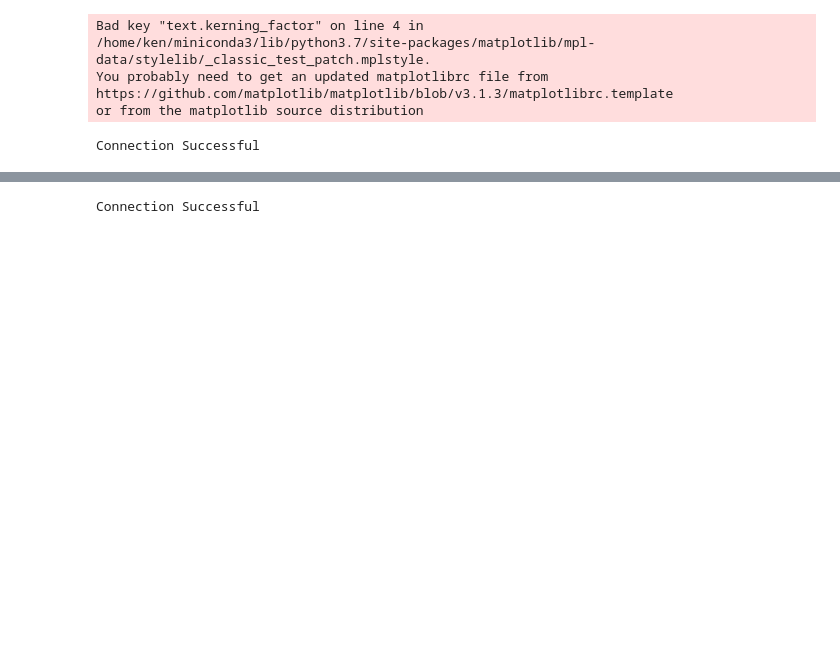
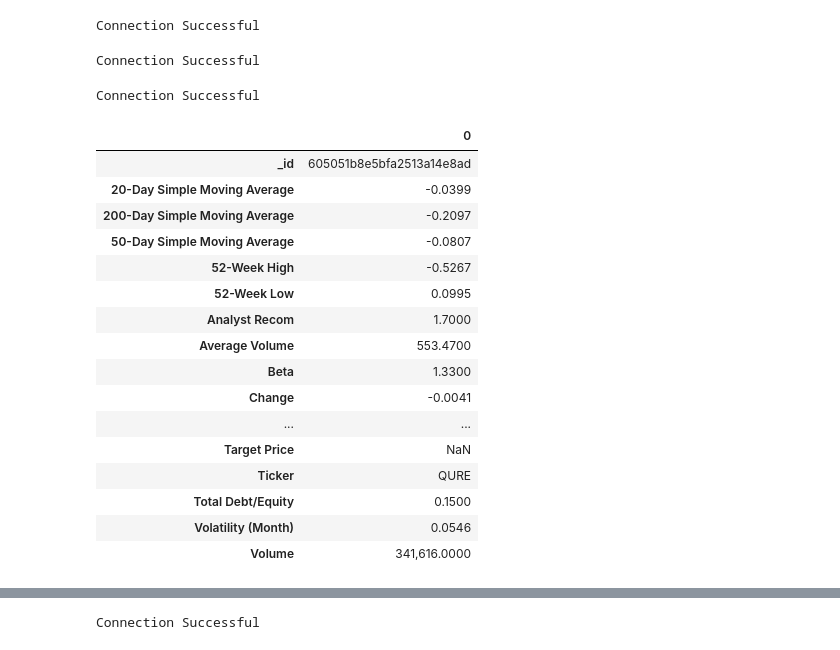
Before and after one commit to webclinic017/My_Trader2.0, a Jupyter notebook: Notebooks/2021 APR.ipynb, the cells around one changed output, grey strips where cells are left out. Cells and saved outputs as stored; diff of their text form; code cells hidden in the pictures; blank space fills up the shorter version.

```diff
--- a/Notebooks/2021 APR.ipynb
+++ b/Notebooks/2021 APR.ipynb
@@ -1,12 +1,8 @@
 # %%
+import sys,os
+sys.path.append(os.path.dirname(os.getcwd()))
 from my_libs_py3 import *
 pd.set_option("display.max_rows",100)
 import bson
-import cudf
+# import cudf
-# %% [output]
-Bad key "text.kerning_factor" on line 4 in
-/home/ken/miniconda3/lib/python3.7/site-packages/matplotlib/mpl-data/stylelib/_classic_test_patch.mplstyle.
-You probably need to get an updated matplotlibrc file from
-https://github.com/matplotlib/matplotlib/blob/v3.1.3/matplotlibrc.template
-or from the matplotlib source distribution
 # %%
@@ -26,3 +22,60 @@ all_ticker = all_ticker[all_ticker["Institutional Ownership"] > all_ticker["Inst
 all_ticker = all_ticker.Ticker.to_list()
 # %% [output]
 Connection Successful
+# %%
+mongod = mongo("all_symbol","screenerModel")
+
+## This line gets the max refresh_date
+tos = pd.DataFrame(mongod.conn.table.find({},{"Refresh_Date":1,"_id":0}).sort("Refresh_Date",-1).limit(1))["Refresh_Date"].iloc[0]
+
+fun_table = pd.DataFrame(mongod.conn.table.find({"Refresh_Date":tos},{"_id":0}))
+
+target = ["P/Cash","Analyst Recom","P/S","Total Debt/Equity","P/Free Cash Flow","P/E","Insider Ownership",
+         "Gross Margin","Current Ratio","Sales growth quarter over quarter","Profit Margin","Quick Ratio","Performance (Week)","Institutional Ownership","EPS (ttm)","Operating Margin"]
+
+fun_table["sum_rank"] = pd.DataFrame.sum(fun_table[target],axis=1,skipna=True,numeric_only=True)
+
+fun_table["avg_rank"] = pd.DataFrame.mean(fun_table[target],axis=1,skipna=True,numeric_only=True)
+
+# fun_table = fun_table.sort_values("avg_rank")
+
+for i in fun_table.index:
+    relative_rank = fun_table.loc[i, "avg_rank"] / fun_table.loc[
+        fun_table.Sector == fun_table.loc[i, "Sector"], "Sector"].count()
+    #     relative_rank = fun_table.loc[i,"avg_rank"]/fun_table.loc[fun_table.Sector == fun_table.loc[i,"Sector"],"Market Cap"].mean()
+    #     relative_rank = fun_table.loc[i,"avg_rank"]*(1- (1/fun_table.loc[fun_table.Sector == fun_table.loc[i,"Sector"],"Market Cap"].mean()))
+    #     relative_rank = fun_table.loc[i,"avg_rank"]/fun_table.loc[fun_table.Sector == fun_table.loc[i,"Sector"],"Market Cap"].mean()
+
+    fun_table.loc[i, "relative_rank"] = relative_rank
+#     fun_table.loc[i,"relative_rank"] = fun_table.loc[i,"avg_rank"]
+
+fun_table = fun_table.sort_values("relative_rank")
+
+
+target_list = fun_table.Ticker[:20]
+# %% [output]
+Connection Successful
+# %%
+mongod_1 = mongo("all_symbol","screener_tos")
+# %% [output]
+Connection Successful
+# %%
+pd.DataFrame(mongod_1.conn.table.find({"Ticker":"QURE"})).T
+# %% [output]
+|  | 0 |
+| _id | 605051b8e5bfa2513a14e8ad |
+| 20-Day Simple Moving Average | -0.0399 |
+| 200-Day Simple Moving Average | -0.2097 |
+| 50-Day Simple Moving Average | -0.0807 |
+| 52-Week High | -0.5267 |
+| 52-Week Low | 0.0995 |
+| Analyst Recom | 1.7000 |
+| Average Volume | 553.4700 |
+| Beta | 1.3300 |
+| Change | -0.0041 |
+| ... | ... |
+| Target Price | NaN |
+| Ticker | QURE |
+| Total Debt/Equity | 0.1500 |
+| Volatility (Month) | 0.0546 |
+| Volume | 341,616.0000 |
```
Also changed, not shown: parts of 17 cells of this notebook, 12 other files.
